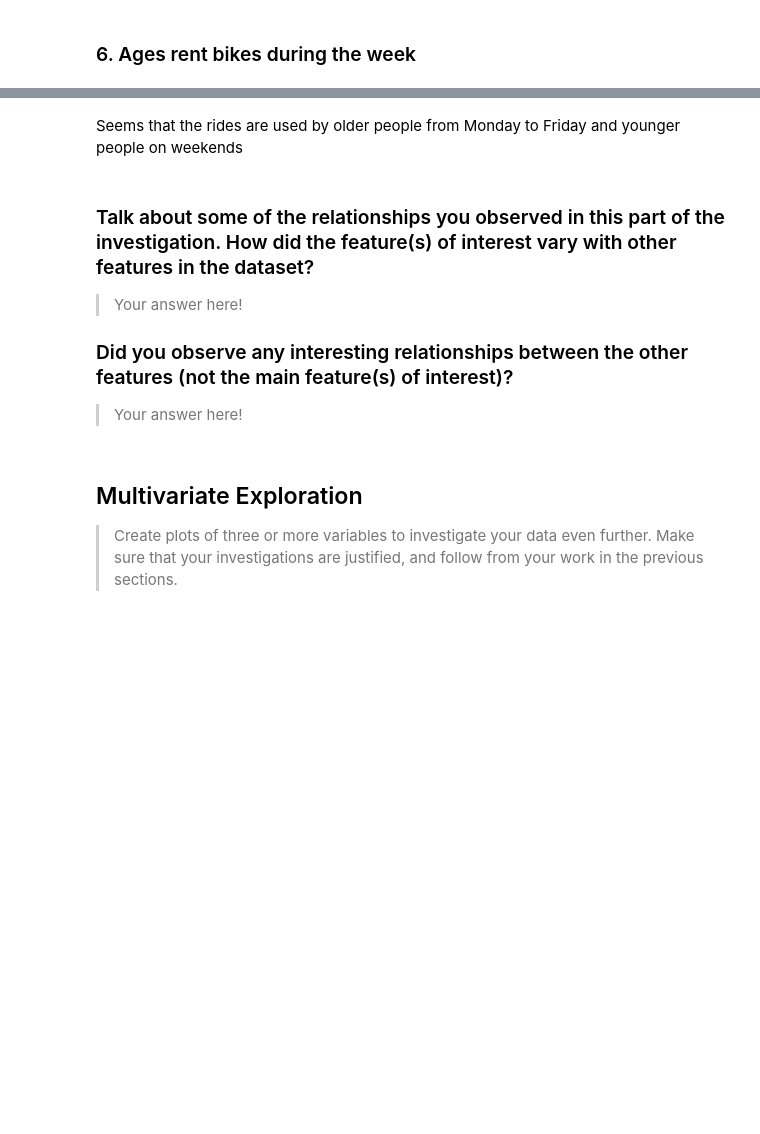
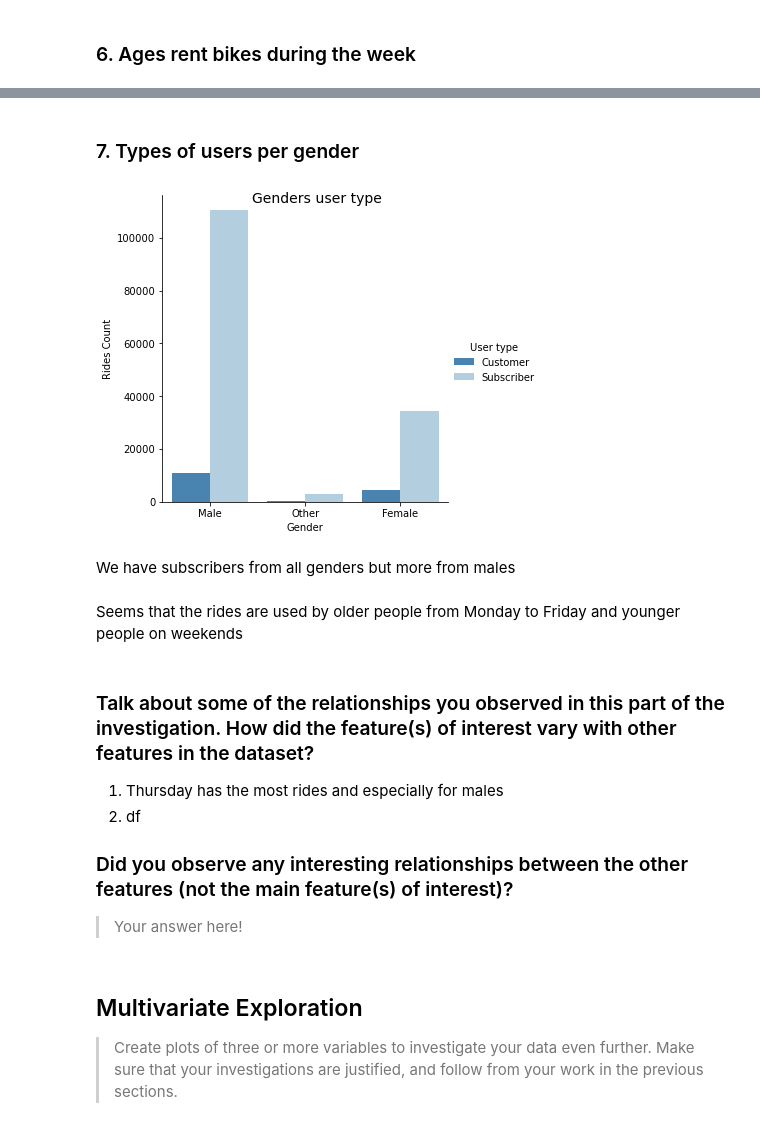
Before and after one commit to hagerElsehaimy/communicate-data-findings-FordGoBike, a Jupyter notebook: exploration_template.ipynb, the cells around one changed output, grey strips where cells are left out. Cells and saved outputs as stored; diff of their text form; code cells hidden in the pictures; blank space fills up the shorter version.

Commit message:
bivariate Types of users per gender

```diff
--- a/exploration_template.ipynb
+++ b/exploration_template.ipynb
@@ -598,9 +595,21 @@ plt.ylabel('Member Age');
+# %% [markdown]
+### 7. Types of users per gender
+# %%
+day_to_gender = sb.catplot(data=new_df, x='member_gender', hue='user_type', kind='count',palette='Blues_r')
+day_to_gender.set_axis_labels('Gender', 'Rides Count')
+day_to_gender._legend.set_title('User type')
+day_to_gender.fig.suptitle('Genders user type', fontsize=14);
+# %% [output]
+[figure, added]
+# %% [markdown]
+We have subscribers from all genders but more from males
 # %% [markdown]
 Seems that the rides are used by older people from Monday to Friday and younger people on weekends
 # %% [markdown]
 ### Talk about some of the relationships you observed in this part of the investigation. How did the feature(s) of interest vary with other features in the dataset?
 
-> Your answer here!
+1. Thursday has the most rides and especially for males
+2. df
 
 ### Did you observe any interesting relationships between the other features (not the main feature(s) of interest)?
 
```
Also changed, not shown: parts of 4 cells of this notebook.
